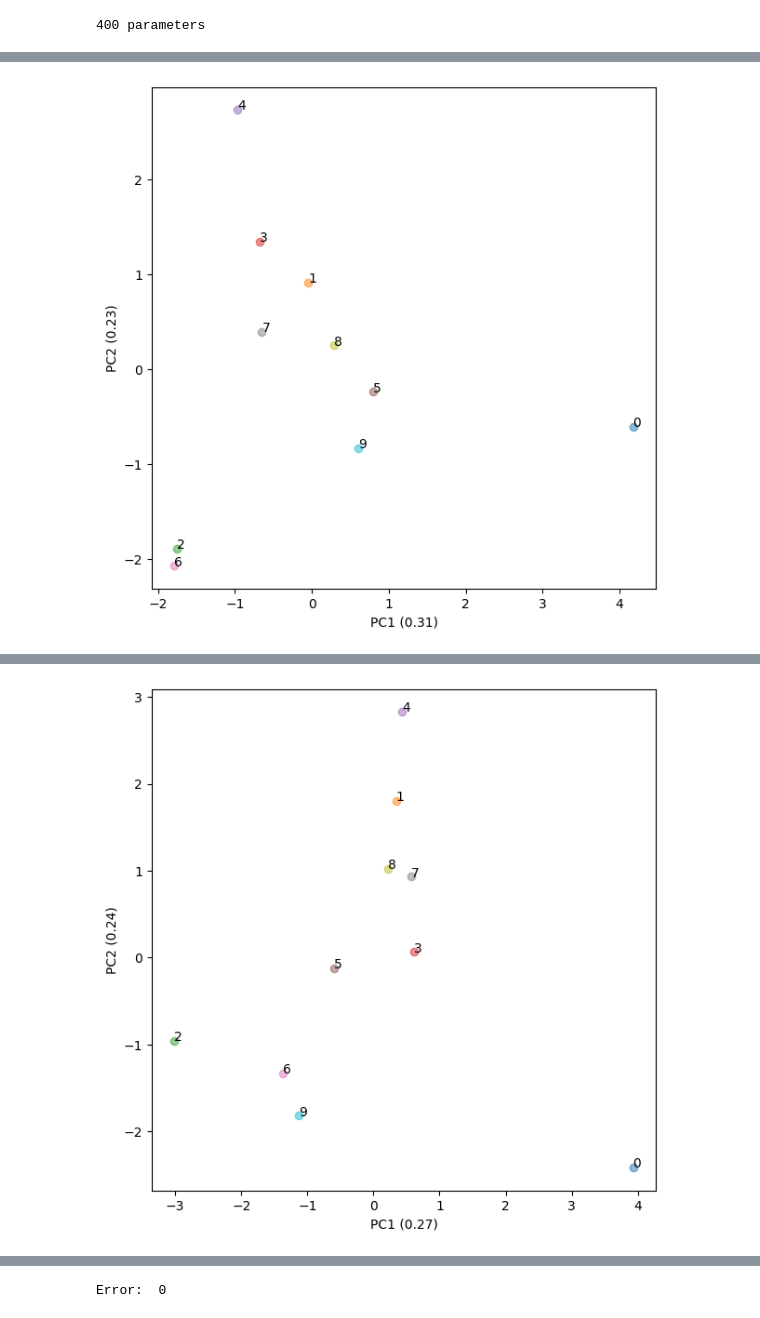
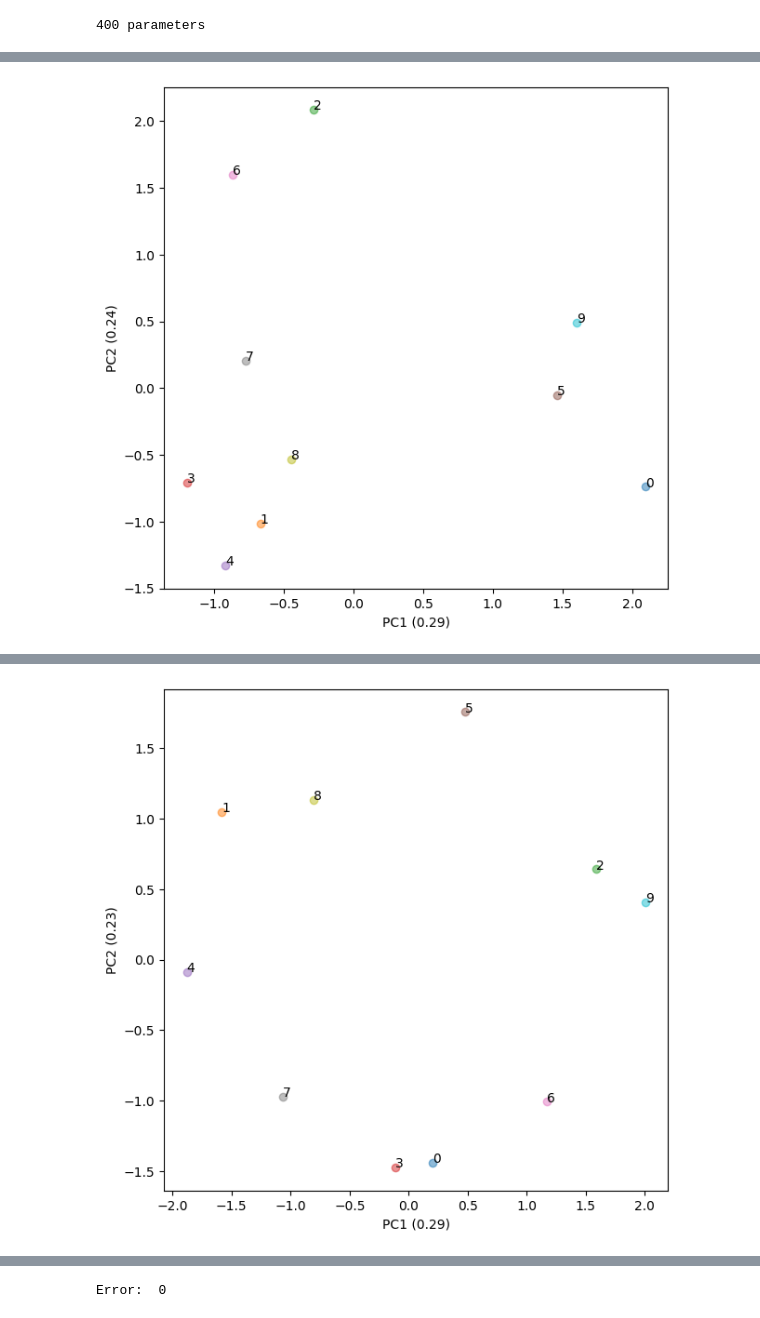
Before and after one commit to SewoongLee/addition_TF, a Jupyter notebook: addition_TF.ipynb, the cells around one changed output, grey strips where cells are left out. Drawn from its saved outputs; the diff is of its cells as text; code cells hidden in the pictures.

Commit message:
1 digit modular circle with (-1, 1) clamp

```diff
--- a/addition_TF.ipynb
+++ b/addition_TF.ipynb
@@ -24,6 +24,10 @@ def hm(data):
   plt.show()
 # %% [markdown]
 ### Global
+# %%
+base = 10
+epochs = 3000
+learning_rate = 0.0001
 # %%
 import torch
 device = torch.device("cuda" if torch.cuda.is_available() else "cpu")
@@ -40,7 +44,7 @@ from torch.utils.data import DataLoader, TensorDataset
 import torch.nn.functional as F
 
 class TF(nn.Module):
-    def __init__(self, n_vocab=10, d_model=10):
+    def __init__(self, n_vocab=base, d_model=base):
         super(TF, self).__init__()
         torch.manual_seed(42)
 
@@ -80,10 +84,10 @@ class TF(nn.Module):
 inputs = []
 labels = []
 
-for i in range(10):
-    for j in range(10):
+for i in range(base):
+    for j in range(base):
         inputs.append([i, j])
-        labels.append((i + j) % 10)
+        labels.append((i + j) % base)
 
 inputs = torch.LongTensor(inputs).to(device)
 labels = torch.LongTensor(labels).to(device)
@@ -93,7 +97,7 @@ dataloader = DataLoader(dataset, batch_size=1, shuffle=True)
 # %%
 model = TF().to(device)
 loss_fn = nn.CrossEntropyLoss()
-optimizer = optim.AdamW(model.parameters(), lr=0.0001)
+optimizer = optim.AdamW(model.parameters(), lr=learning_rate)
 
 print(sum(p.numel() for p in model.parameters()), 'parameters')
 # %% [output]
@@ -115,8 +118,6 @@ print(sum(p.numel() for p in model.parameters()), 'parameters')
 # model.WE.weight.requires_grad = False
 # hm(model.WE.weight.data)
 # %%
-epochs = 5000
-
 losses = []
 for epoch in range(epochs):
     model.train()
@@ -135,10 +136,10 @@ for epoch in range(epochs):
 
         optimizer.step()
 
-        # # Weight clamp
-        # with torch.no_grad():
-        #   for param in model.parameters():
-        #     param.clamp_(min=-1, max=1)
+        # Weight clamp
+        with torch.no_grad():
+          for param in model.parameters():
+            param.clamp_(min=-1, max=1)
 
     losses.append(loss_sum/total)
     if epoch == 0 or (epoch+1) % 100 == 0:
@@ -151 +152 @@ Epoch 1  Loss: 2.304681  Acc: 0.120000
-[figure, old version]
+[figure, new version]
@@ -157 +158 @@ Epoch 500        Loss: 1.352093  Acc: 0.570000
-[figure, old version]
+[figure, new version]
```
Also changed, not shown: parts of 8 cells of this notebook.
